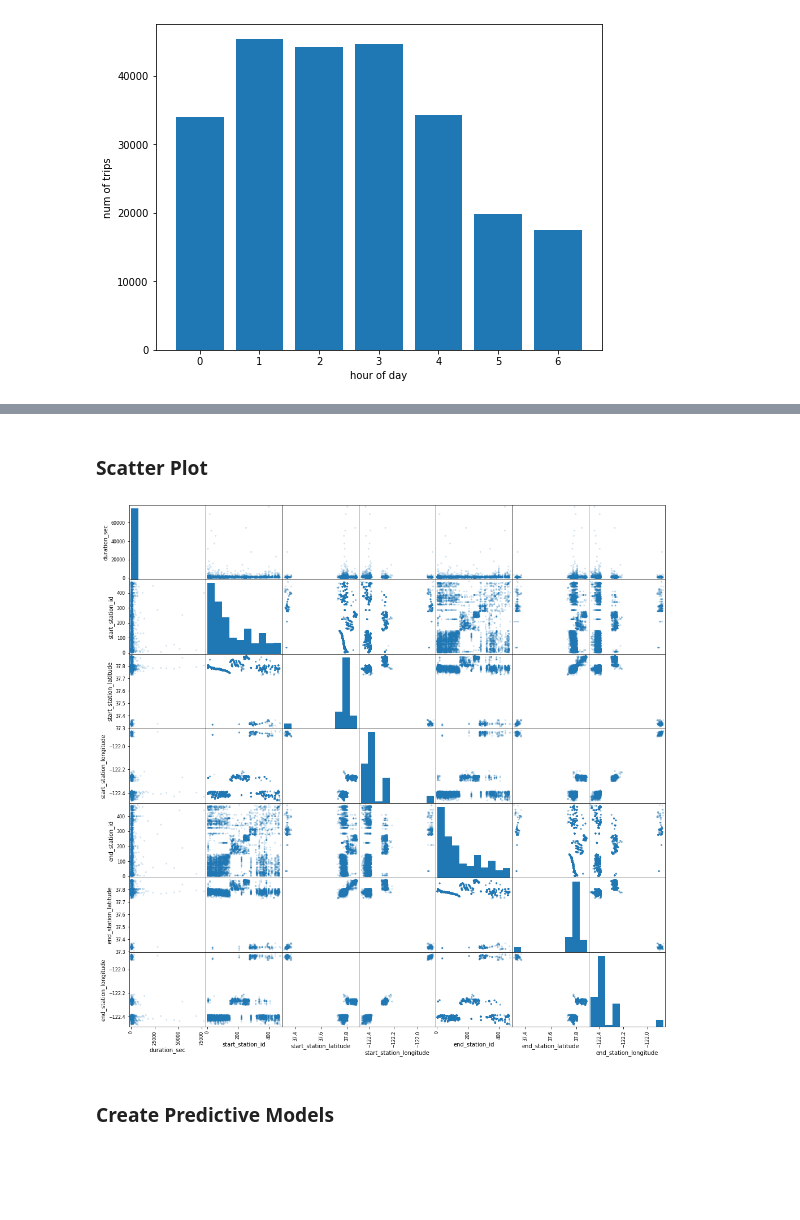
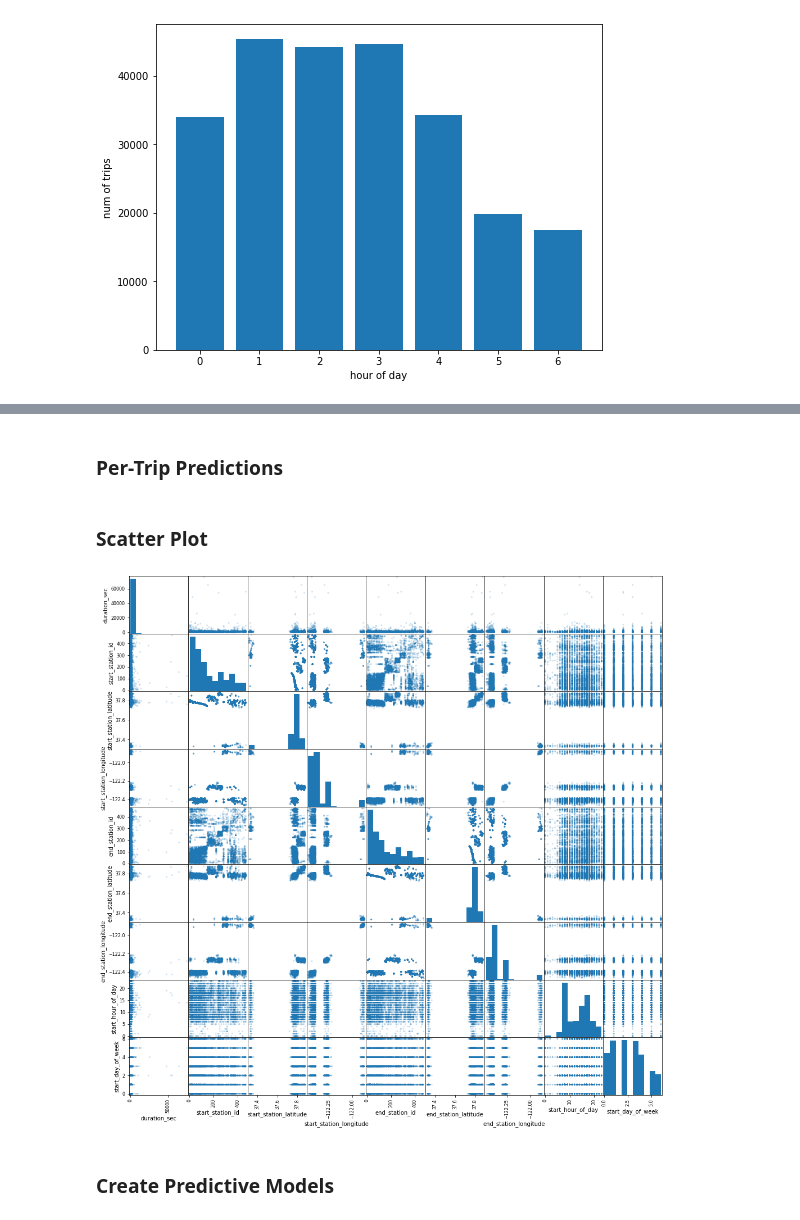
Before and after one commit to nivalle/BayWheelPredict, a Jupyter notebook: BayWheel Prediction.ipynb, the cells around one changed output, grey strips where cells are left out. Drawn from its saved outputs; the diff is of its cells as text; code cells hidden in the pictures; blank space fills up the shorter version.

```diff
--- a/BayWheel Prediction.ipynb
+++ b/BayWheel Prediction.ipynb
@@ -133,3 +166,5 @@ m
+# %% [markdown]
+### Per-Trip Predictions
 # %%
 ## Sub-sample raw day for visualization and learning
 
@@ -143,16 +178,27 @@ col_used =[
     'end_station_id',
     'end_station_latitude',
     'end_station_longitude',
-    'start_time']
+    'start_hour_of_day',
+    'start_day_of_week']
 
 df= df_raw[col_used]
 df = df.sample(n=N)
 # %% [markdown]
 ### Scatter Plot
 # %%
+col_used =[
+    "duration_sec",
+    "start_station_id",
+    'start_station_latitude',
+    'start_station_longitude',
+    'end_station_id',
+    'end_station_latitude',
+    'end_station_longitude',
+    'start_time']
+
 scatter_matrix(df, alpha=0.2, figsize=(17, 17));
 # %% [output]
-[figure, old version]
+[figure, new version]
 # %% [markdown]
 ### Create Predictive Models
 # %%
```
Also changed, not shown: parts of 11 cells of this notebook, 1 other file.
